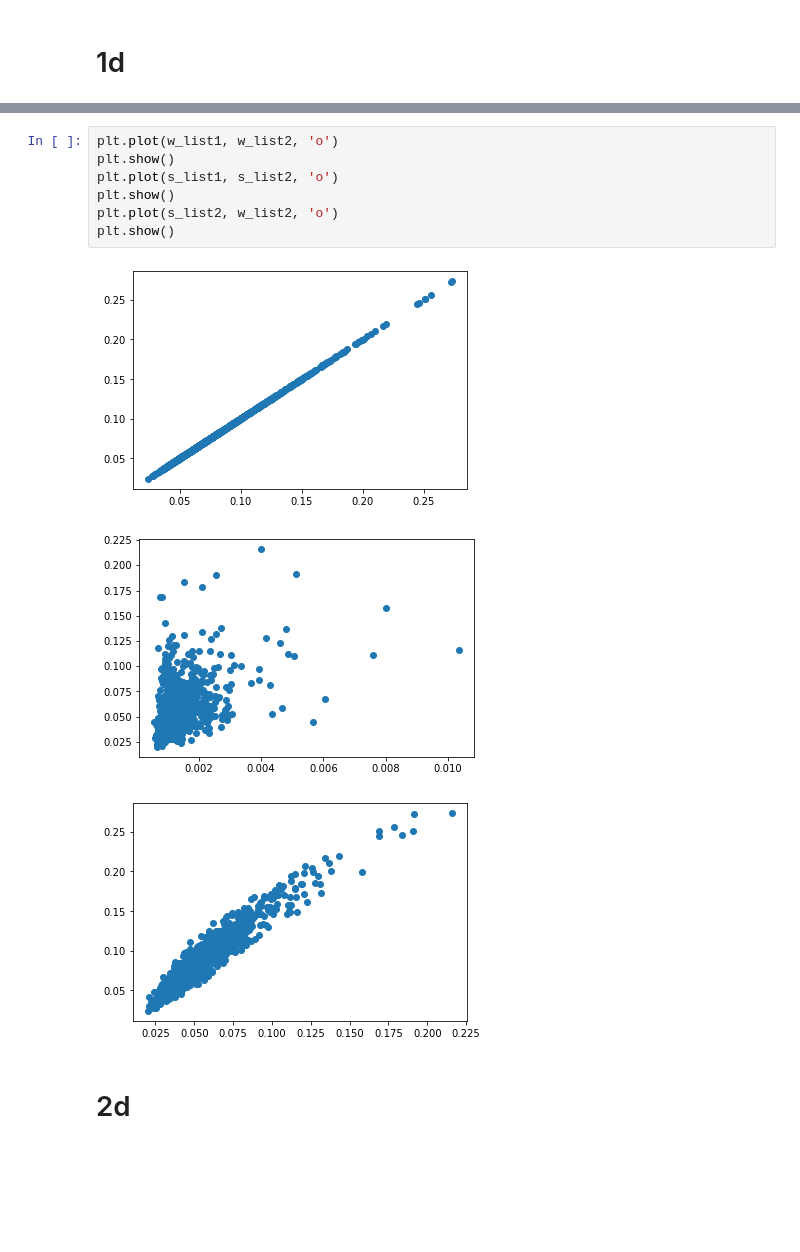
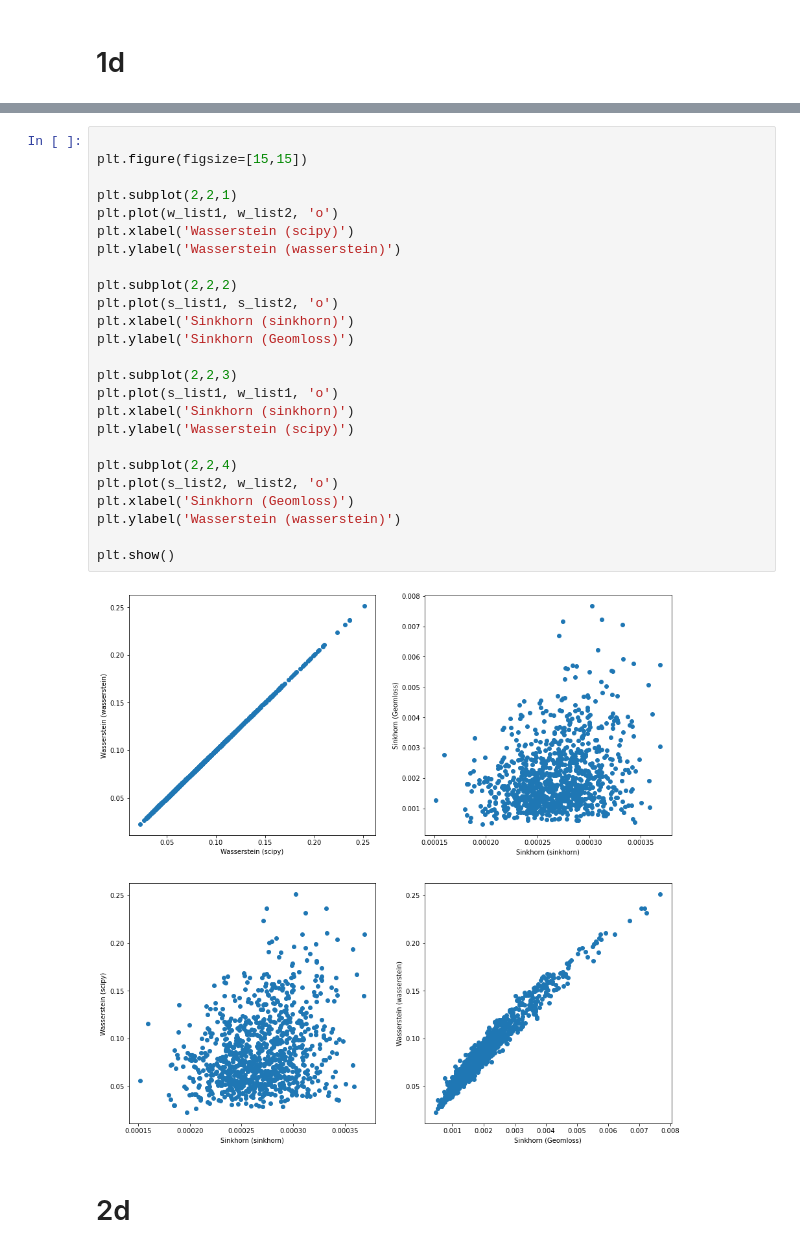
Before and after one commit to Polichinel/HydraNet_001, a Jupyter notebook: wasserstein_test.ipynb, the cells around one changed output, grey strips where cells are left out. Drawn from its saved outputs; the diff is of its cells as text; blank space fills up the shorter version.

```diff
--- a/wasserstein_test.ipynb
+++ b/wasserstein_test.ipynb
@@ -114,17 +117,33 @@ for i in range(iterations):
     sinkhornLoss = loss(x,y)
     #print(f"Sinkhorn distance (GeomLoss): {sinkhornLoss}")
     s_list2.append(sinkhornLoss)
-# %%
-plt.plot(w_list1, w_list2, 'o')
-plt.show()
-plt.plot(s_list1, s_list2, 'o')
-plt.show()
-plt.plot(s_list2, w_list2, 'o')
-plt.show()
-# %% [output]
-[figure, removed]
-[figure, removed]
-[figure, removed]
+# %%
+
+plt.figure(figsize=[15,15])
+
+plt.subplot(2,2,1)
+plt.plot(w_list1, w_list2, 'o')
+plt.xlabel('Wasserstein (scipy)')
+plt.ylabel('Wasserstein (wasserstein)')
+
+plt.subplot(2,2,2)
+plt.plot(s_list1, s_list2, 'o')
+plt.xlabel('Sinkhorn (sinkhorn)')
+plt.ylabel('Sinkhorn (Geomloss)')
+
+plt.subplot(2,2,3)
+plt.plot(s_list1, w_list1, 'o')
+plt.xlabel('Sinkhorn (sinkhorn)')
+plt.ylabel('Wasserstein (scipy)')
+
+plt.subplot(2,2,4)
+plt.plot(s_list2, w_list2, 'o')
+plt.xlabel('Sinkhorn (Geomloss)')
+plt.ylabel('Wasserstein (wasserstein)')
+
+plt.show()
+# %% [output]
+[figure, added]
 # %% [markdown]
 # 2d
 # %%
```
Also changed, not shown: parts of 17 cells of this notebook.
